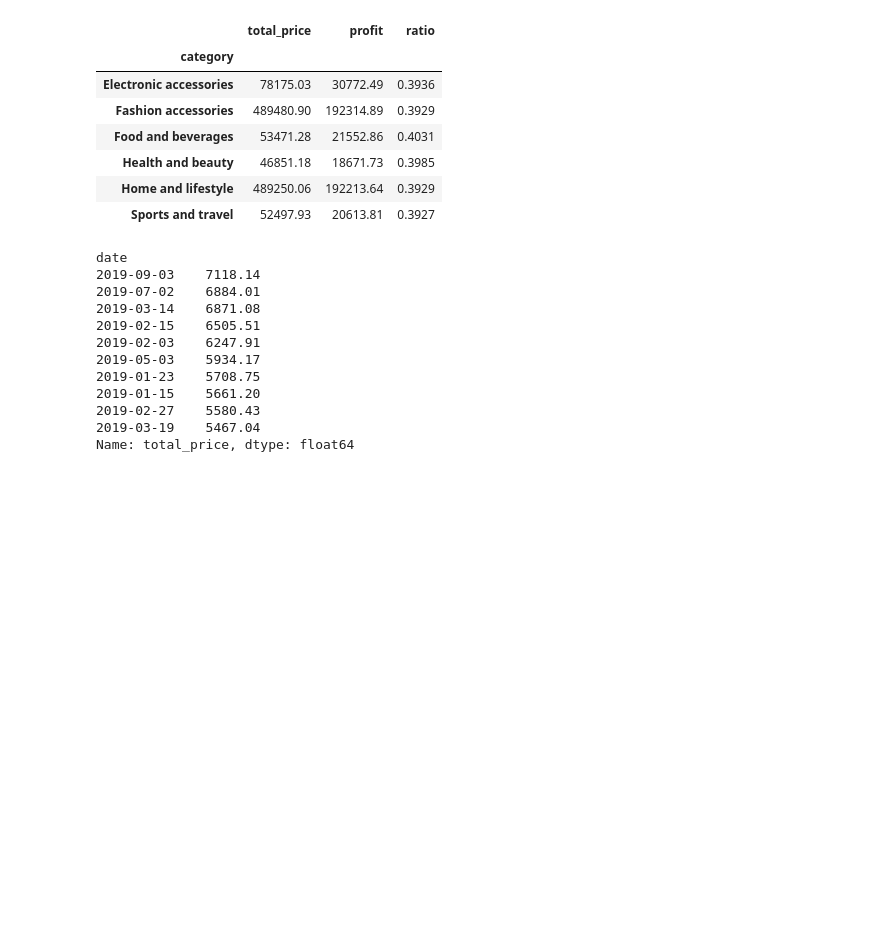
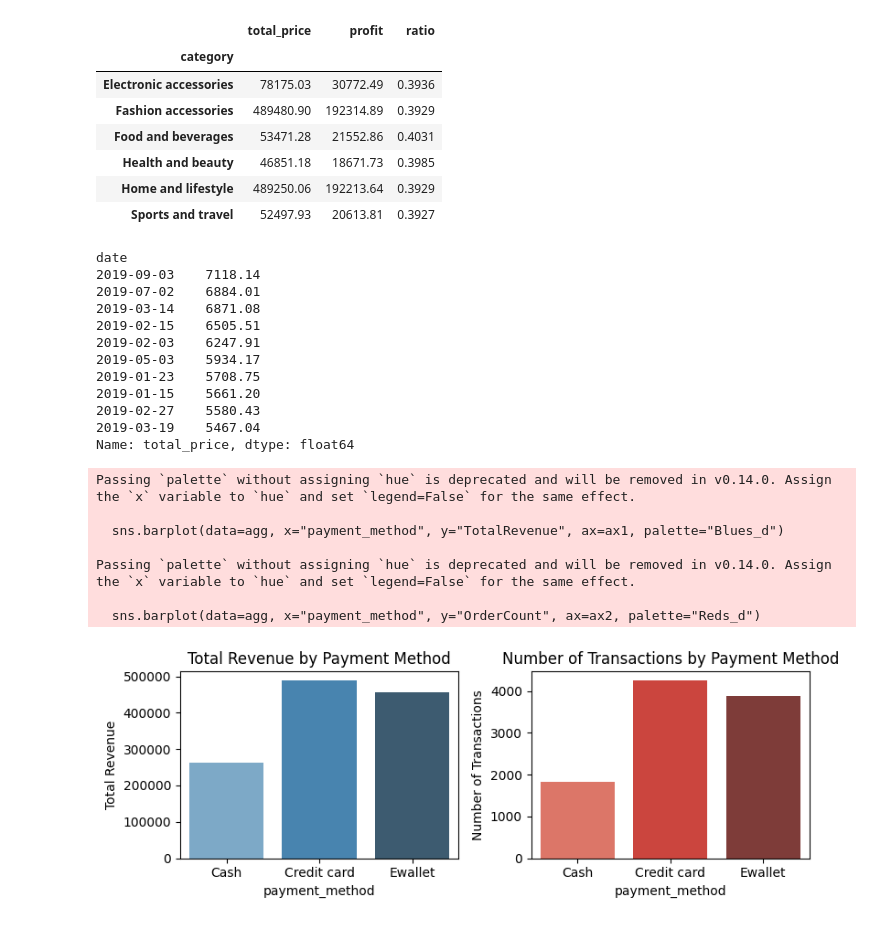
Before and after one commit to BinEmad7/WalmartSales, a Jupyter notebook: WorkingFile.ipynb, the cells around one changed output. Saved outputs shown, nothing was run; the diff lists cells and outputs as text; code cells hidden in the pictures; blank space fills up the shorter version.

```diff
--- a/WorkingFile.ipynb
+++ b/WorkingFile.ipynb
@@ -681,6 +705,37 @@ date
 2019-02-27    5580.43
 2019-03-19    5467.04
 Name: total_price, dtype: float64
+# %%
+# Visualize Number of Transactions and Total Revenue by Payment Methods
+agg = df.groupby("payment_method").agg(
+    TotalRevenue=("total_price", "sum"),
+    OrderCount=("invoice_id", "count")
+).reset_index()
+
+
+fig, (ax1, ax2) = plt.subplots(1, 2, figsize=(8, 3))
+
+sns.barplot(data=agg, x="payment_method", y="TotalRevenue", ax=ax1, palette="Blues_d")
+ax1.set_title("Total Revenue by Payment Method")
+ax1.set_ylabel("Total Revenue")
+
+sns.barplot(data=agg, x="payment_method", y="OrderCount", ax=ax2, palette="Reds_d")
+ax2.set_title("Number of Transactions by Payment Method")
+ax2.set_ylabel("Number of Transactions")
+
+plt.tight_layout()
+
+plt.savefig("Number_of_Transactions_and_Total_Revenue_by_Payment_Methods.png", dpi=300, bbox_inches='tight')
+plt.show()
+# %% [output]
+Passing `palette` without assigning `hue` is deprecated and will be removed in v0.14.0. Assign the `x` variable to `hue` and set `legend=False` for the same effect.
+
+  sns.barplot(data=agg, x="payment_method", y="TotalRevenue", ax=ax1, palette="Blues_d")
+
+Passing `palette` without assigning `hue` is deprecated and will be removed in v0.14.0. Assign the `x` variable to `hue` and set `legend=False` for the same effect.
+
+  sns.barplot(data=agg, x="payment_method", y="OrderCount", ax=ax2, palette="Reds_d")
+[figure, added]
 # %%
 # save file
 df.to_csv("Walmart_clean_data.csv", index=False)
```
Also changed, not shown: parts of 5 cells of this notebook, 2 other files.
